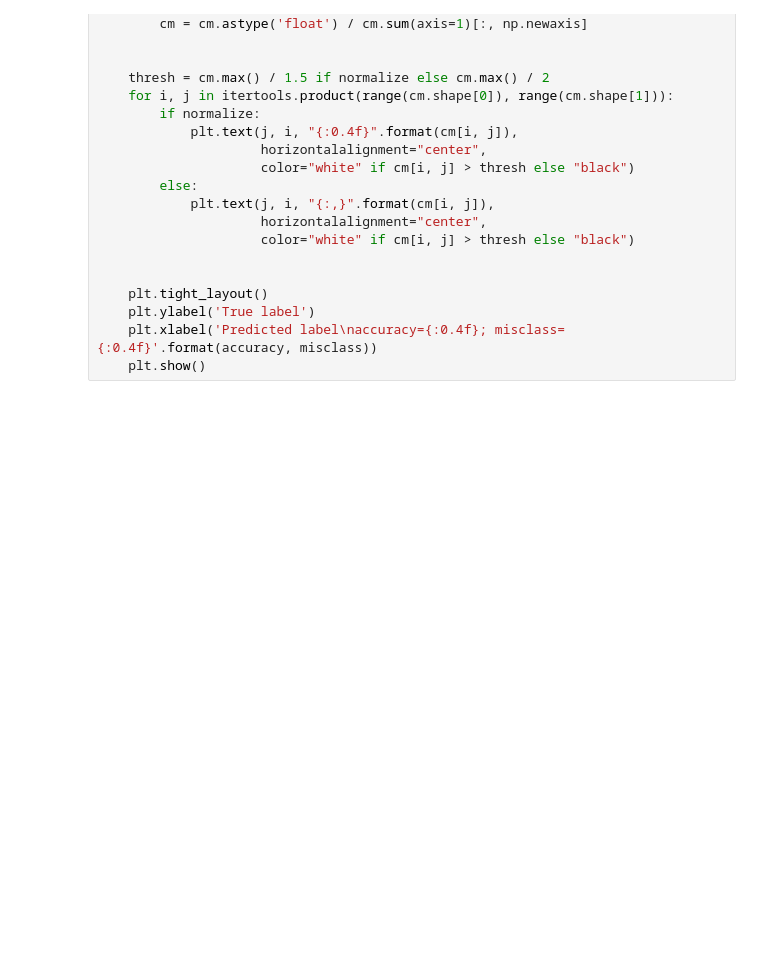
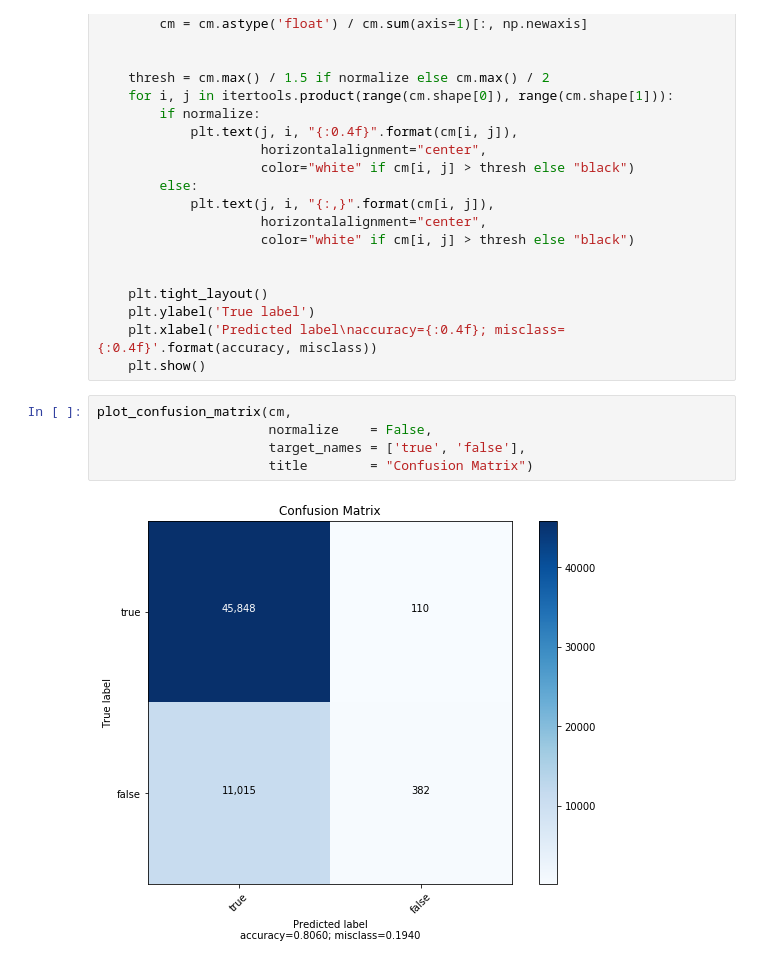
Before and after one commit to JacopoMangiavacchi/AutoEncoderForAnomalyDetection, a Jupyter notebook: auto_encoder_on_credit_card_froud_multi_categories.ipynb, the cells around one changed output. Drawn from its saved outputs; the diff is of its cells as text; blank space fills up the shorter version.

Commit message:
Add confusion matrix and ROC

```diff
--- a/auto_encoder_on_credit_card_froud_multi_categories.ipynb
+++ b/auto_encoder_on_credit_card_froud_multi_categories.ipynb
@@ -650,3 +650,10 @@ def plot_confusion_matrix(cm,
     plt.ylabel('True label')
     plt.xlabel('Predicted label\naccuracy={:0.4f}; misclass={:0.4f}'.format(accuracy, misclass))
     plt.show()
+# %%
+plot_confusion_matrix(cm,
+                      normalize    = False,
+                      target_names = ['true', 'false'],
+                      title        = "Confusion Matrix")
+# %% [output]
+[figure, added]
```
Also changed, not shown: parts of 2 cells of this notebook.
